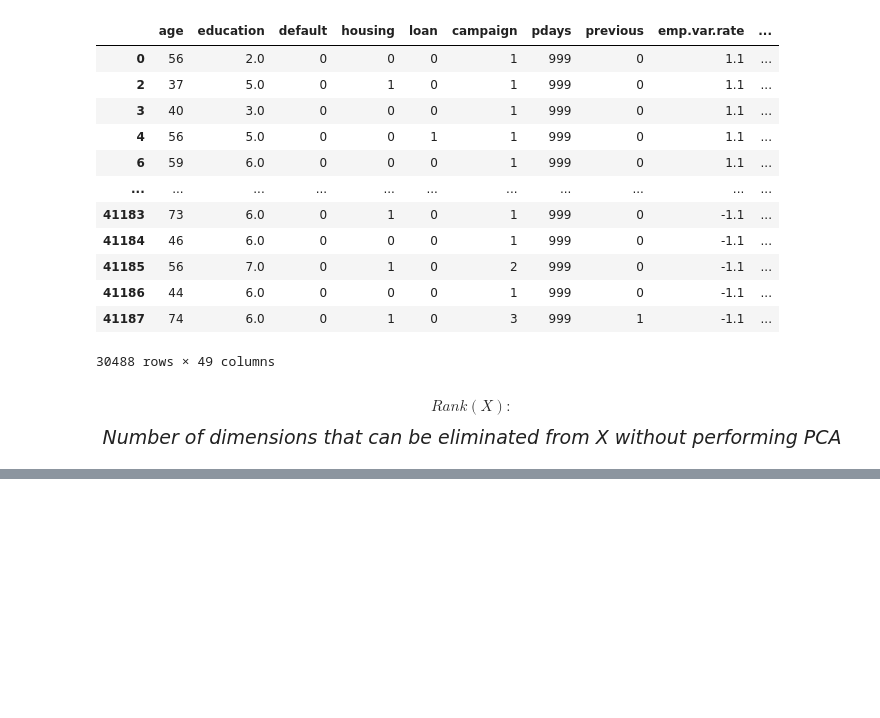
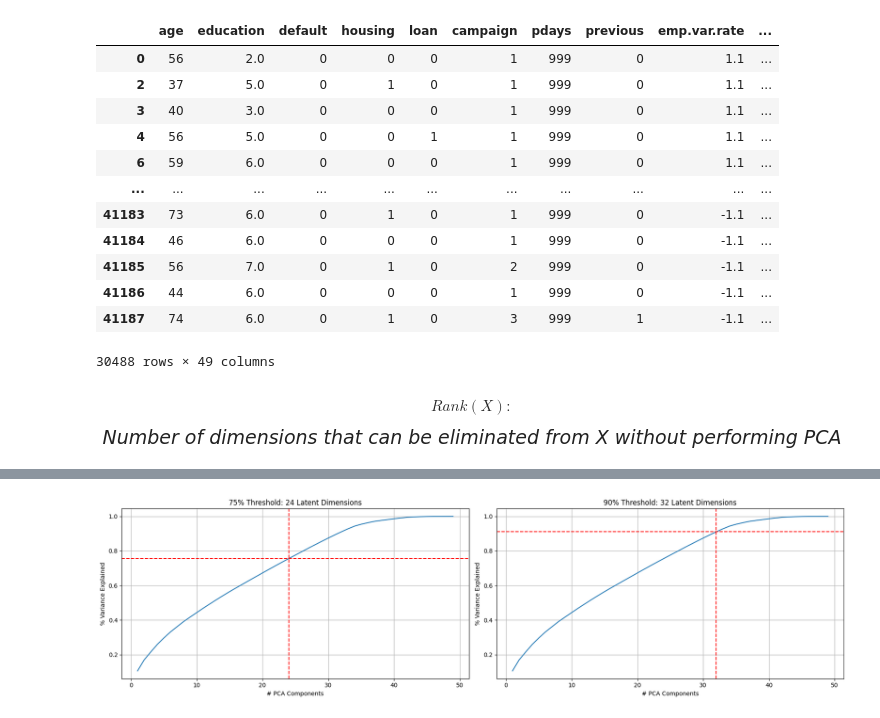
Before and after one commit to SergioCuencaNunez/ml3-bank-marketing, a Jupyter notebook: main.ipynb, the cells around one changed output, grey strips where cells are left out. Drawn from its saved outputs; the diff is of its cells as text; code cells hidden in the pictures; blank space fills up the shorter version.

```diff
--- a/main.ipynb
+++ b/main.ipynb
@@ -445,8 +442,9 @@ from sklearn.preprocessing import StandardScaler
 from sklearn.decomposition import PCA
 import matplotlib.pyplot as plt
 from sklearn.metrics import mean_squared_error
+from scipy.linalg import svdvals
 
 X_std = StandardScaler().fit_transform(dfX)
-
-X_rank = np.linalg.matrix_rank(np.cov(X_std))
+singular_values = svdvals(np.cov(X_std.T))
+X_rank = np.sum(singular_values > 1e-10)
 X_rank
@@ -491,0 +544,33 @@ plt.title('Number of Latent dimensions: ' + str(idx+1))
+# %%
+# Find the number of components for 75% threshold
+idx_75 = np.where(cum_variance_explained > 0.75)[0][0]
+
+# Find the number of components for 90% threshold
+idx_90 = np.where(cum_variance_explained > 0.9)[0][0]
+
+# Set up the matplotlib figure and axes
+fig, ax = plt.subplots(1, 2, figsize=(18, 5))
+
+# First subplot for 75% threshold
+sns.lineplot(x=range(1, len(cum_variance_explained) + 1), y=cum_variance_explained, ax=ax[0])
+ax[0].axvline(idx_75 + 1, c='r', linestyle='--')  # Add +1 because idx_75 is zero-indexed
+ax[0].axhline(cum_variance_explained[idx_75], c='r', linestyle='--')
+ax[0].set_xlabel('# PCA Components')
+ax[0].set_ylabel('% Variance Explained')
+ax[0].set_title('75% Threshold: ' + str(idx_75 + 1) + ' Latent Dimensions')
+ax[0].grid(True)
+
+# Second subplot for 90% threshold
+sns.lineplot(x=range(1, len(cum_variance_explained) + 1), y=cum_variance_explained, ax=ax[1])
+ax[1].axvline(idx_90 + 1, c='r', linestyle='--')  # Add +1 because idx_90 is zero-indexed
+ax[1].axhline(cum_variance_explained[idx_90], c='r', linestyle='--')
+ax[1].set_xlabel('# PCA Components')
+ax[1].set_ylabel('% Variance Explained')
+ax[1].set_title('90% Threshold: ' + str(idx_90 + 1) + ' Latent Dimensions')
+ax[1].grid(True)
+
+# Display the plot
+plt.tight_layout()
+plt.show()
+# %% [output]
+[figure, added]
```
Also changed, not shown: parts of 19 cells of this notebook.
